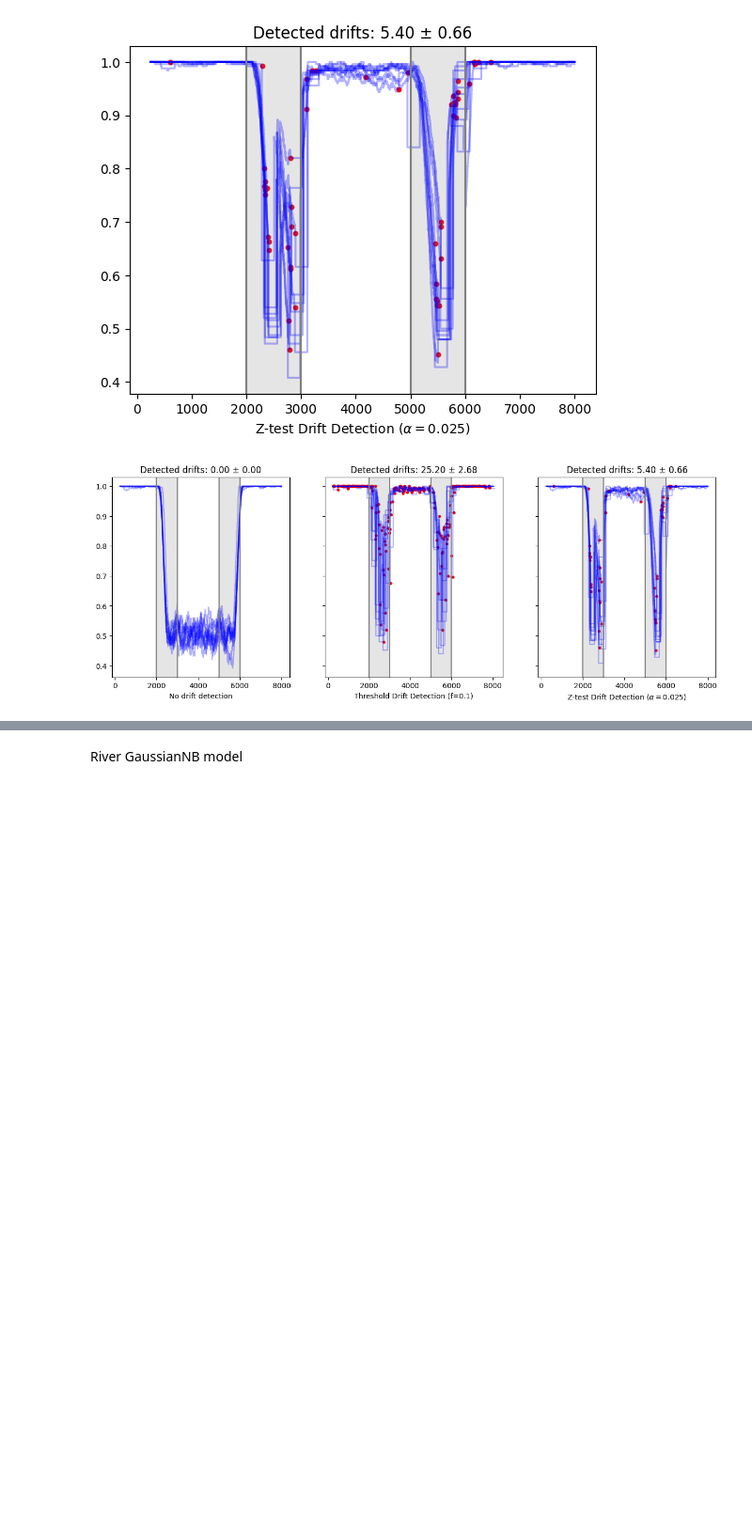
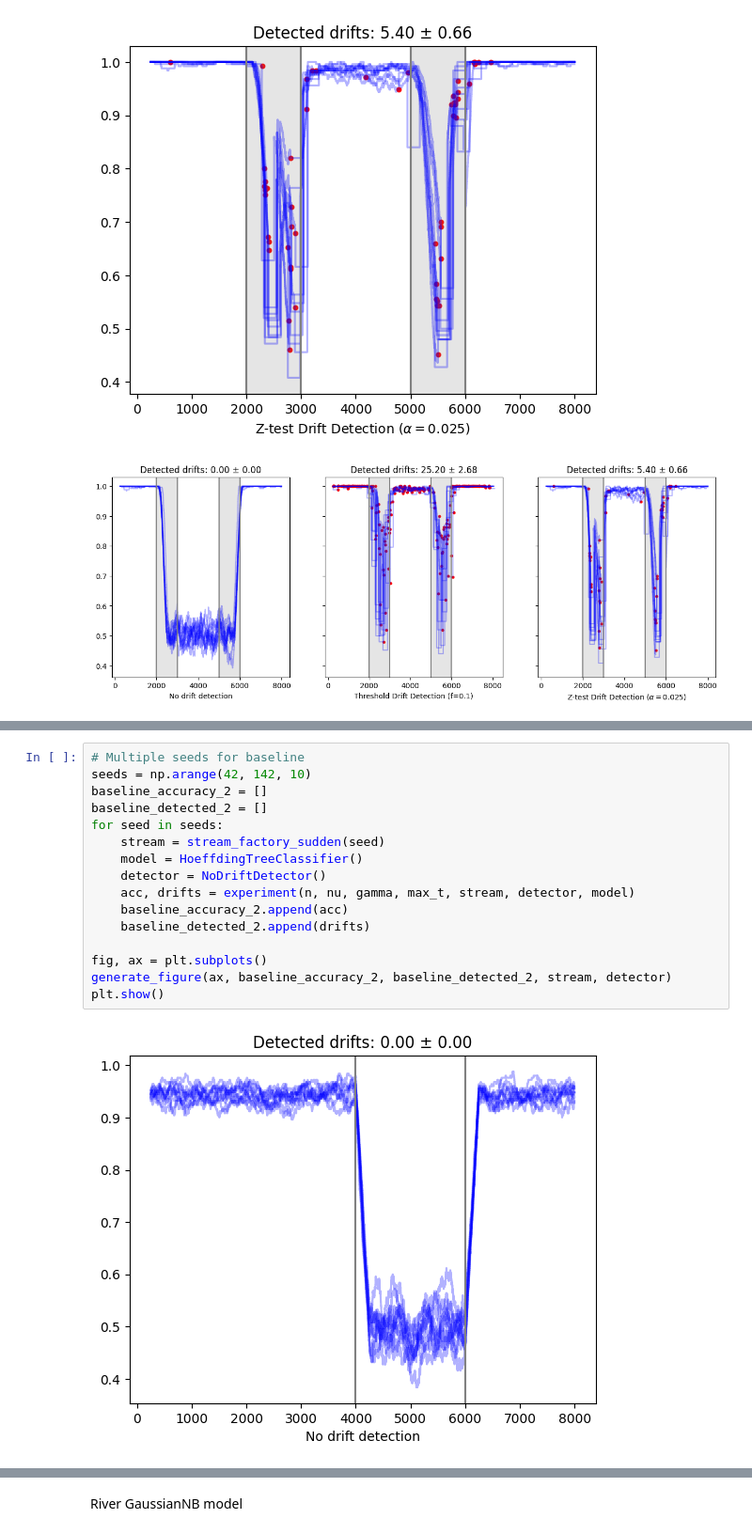
Before and after one commit to dariomalchiodi/occ-drift-detection, a Jupyter notebook: ht2d_test.ipynb, the cells around one changed output, grey strips where cells are left out. Shown at 94% size. Saved outputs shown, nothing was run; the diff lists cells and outputs as text; blank space fills up the shorter version.

```diff
--- a/ht2d_test.ipynb
+++ b/ht2d_test.ipynb
@@ -483,0 +561,18 @@ plt.show()
+# %%
+# Multiple seeds for baseline
+seeds = np.arange(42, 142, 10)
+baseline_accuracy_2 = []
+baseline_detected_2 = []
+for seed in seeds:
+    stream = stream_factory_sudden(seed)
+    model = HoeffdingTreeClassifier()
+    detector = NoDriftDetector()
+    acc, drifts = experiment(n, nu, gamma, max_t, stream, detector, model)
+    baseline_accuracy_2.append(acc)
+    baseline_detected_2.append(drifts)
+
+fig, ax = plt.subplots()
+generate_figure(ax, baseline_accuracy_2, baseline_detected_2, stream, detector)
+plt.show()
+# %% [output]
+[figure, added]
```
Also changed, not shown: parts of 9 cells of this notebook.
